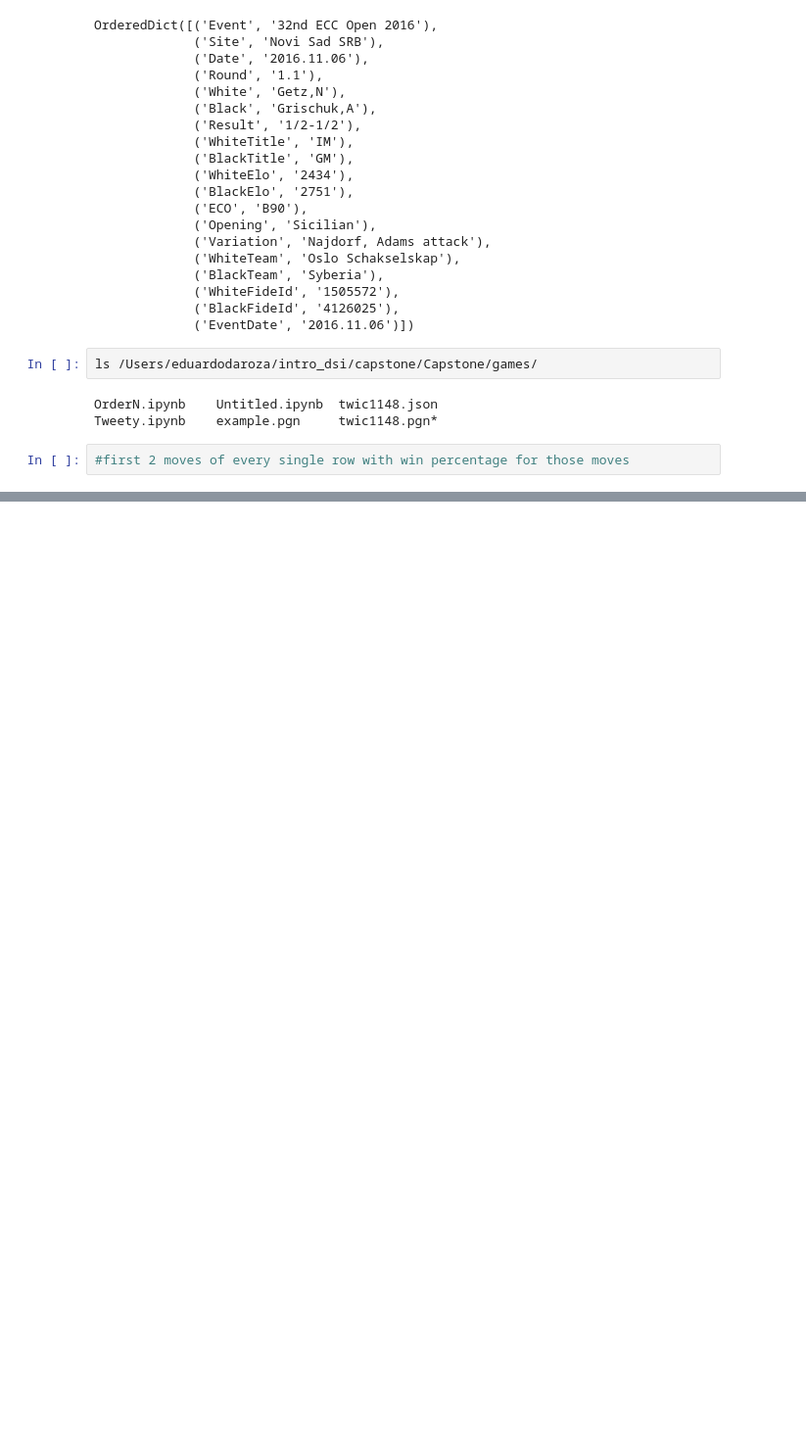
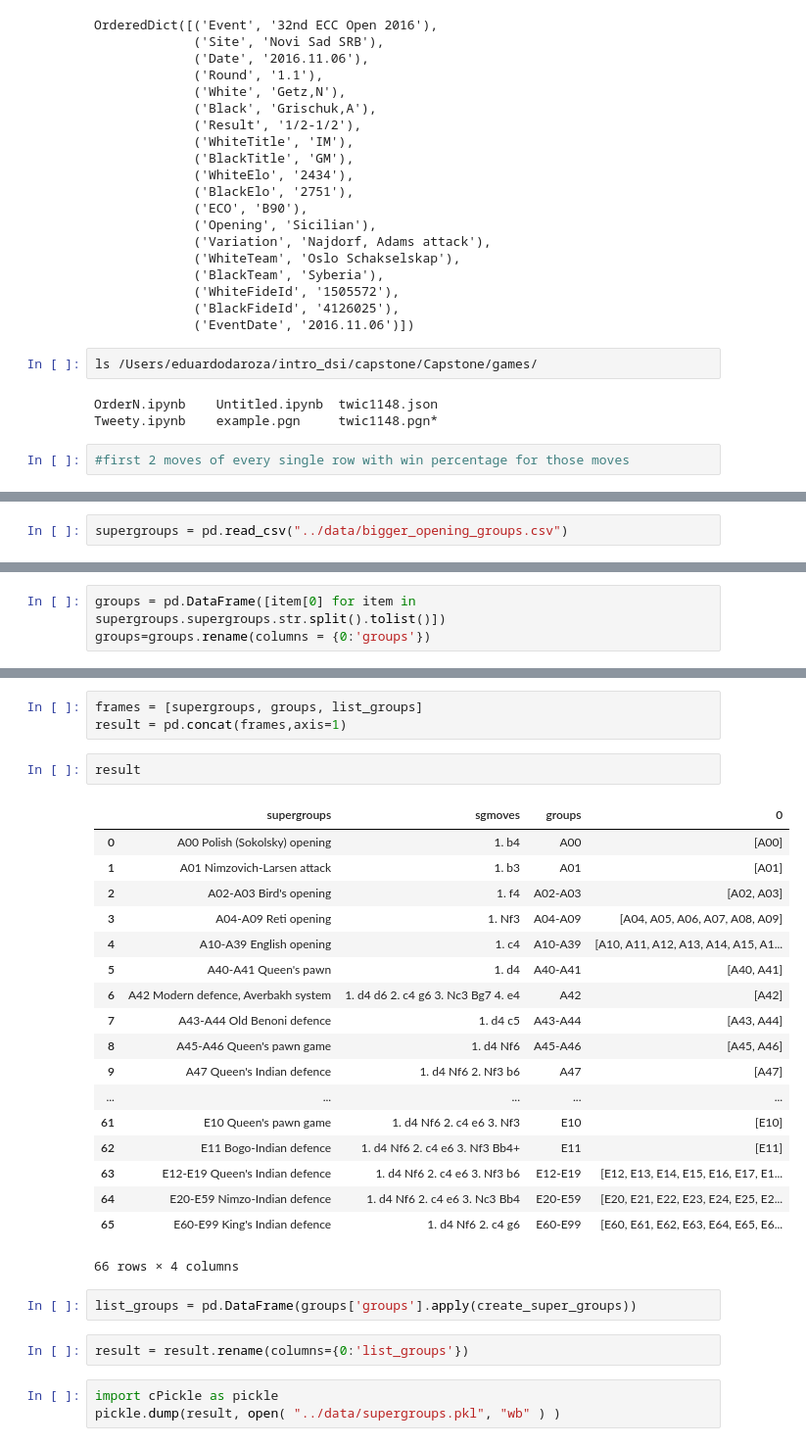
Before and after one commit to daroza/Capstone, a Jupyter notebook: src/Stockfish.ipynb, the cells around one changed output, grey strips where cells are left out. Shown at 98% size. Cells and saved outputs as stored; diff of their text form; blank space fills up the shorter version.

```diff
--- a/src/Stockfish.ipynb
+++ b/src/Stockfish.ipynb
@@ -75,0 +98,2 @@ Tweety.ipynb    example.pgn     twic1148.pgn*
+# %%
+supergroups = pd.read_csv("../data/bigger_opening_groups.csv")
@@ -75,0 +165,3 @@ Tweety.ipynb    example.pgn     twic1148.pgn*
+# %%
+groups = pd.DataFrame([item[0] for item in supergroups.supergroups.str.split().tolist()])
+groups=groups.rename(columns = {0:'groups'})
@@ -75,0 +189,31 @@ Tweety.ipynb    example.pgn     twic1148.pgn*
+# %%
+frames = [supergroups, groups, list_groups]
+result = pd.concat(frames,axis=1)
+# %%
+result
+# %% [output]
+|  | supergroups | sgmoves | groups | 0 |
+| 0 | A00 Polish (Sokolsky) opening | 1. b4 | A00 | [A00] |
+| 1 | A01 Nimzovich-Larsen attack | 1. b3 | A01 | [A01] |
+| 2 | A02-A03 Bird's opening | 1. f4 | A02-A03 | [A02, A03] |
+| 3 | A04-A09 Reti opening | 1. Nf3 | A04-A09 | [A04, A05, A06, A07, A08, A09] |
+| 4 | A10-A39 English opening | 1. c4 | A10-A39 | [A10, A11, A12, A13, A14, A15, A1... |
+| 5 | A40-A41 Queen's pawn | 1. d4 | A40-A41 | [A40, A41] |
+| 6 | A42 Modern defence, Averbakh system | 1. d4 d6 2. c4 g6 3. Nc3 Bg7 4. e4 | A42 | [A42] |
+| 7 | A43-A44 Old Benoni defence | 1. d4 c5 | A43-A44 | [A43, A44] |
+| 8 | A45-A46 Queen's pawn game | 1. d4 Nf6 | A45-A46 | [A45, A46] |
+| 9 | A47 Queen's Indian defence | 1. d4 Nf6 2. Nf3 b6 | A47 | [A47] |
+| ... | ... | ... | ... | ... |
+| 61 | E10 Queen's pawn game | 1. d4 Nf6 2. c4 e6 3. Nf3 | E10 | [E10] |
+| 62 | E11 Bogo-Indian defence | 1. d4 Nf6 2. c4 e6 3. Nf3 Bb4+ | E11 | [E11] |
+| 63 | E12-E19 Queen's Indian defence | 1. d4 Nf6 2. c4 e6 3. Nf3 b6 | E12-E19 | [E12, E13, E14, E15, E16, E17, E1... |
+| 64 | E20-E59 Nimzo-Indian defence | 1. d4 Nf6 2. c4 e6 3. Nc3 Bb4 | E20-E59 | [E20, E21, E22, E23, E24, E25, E2... |
+| 65 | E60-E99 King's Indian defence | 1. d4 Nf6 2. c4 g6 | E60-E99 | [E60, E61, E62, E63, E64, E65, E6... |
+66 rows × 4 columns
+# %%
+list_groups = pd.DataFrame(groups['groups'].apply(create_super_groups))
+# %%
+result = result.rename(columns={0:'list_groups'})
+# %%
+import cPickle as pickle
+pickle.dump(result, open( "../data/supergroups.pkl", "wb" ) )
```
Also changed, not shown: parts of 25 cells of this notebook, 5 other files.
